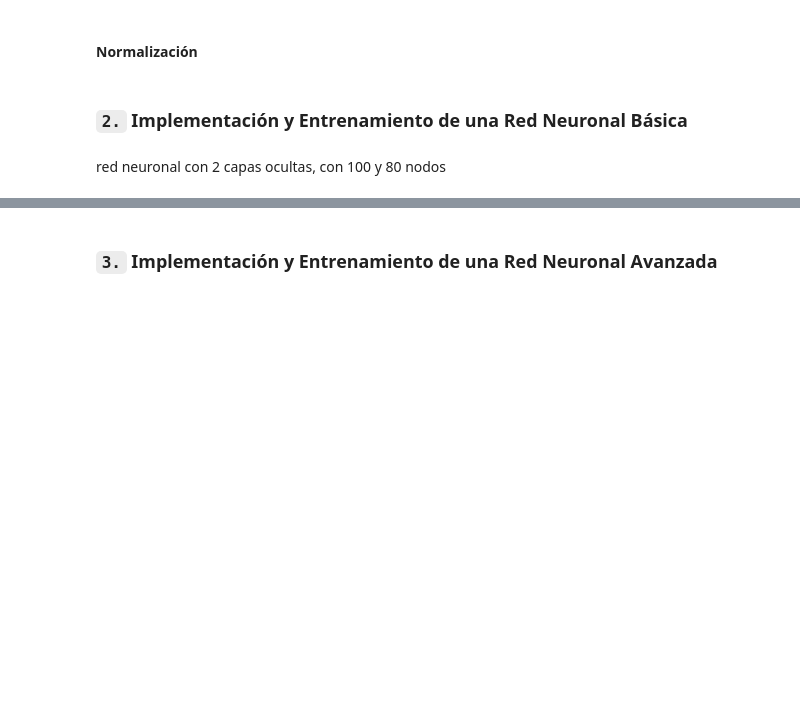
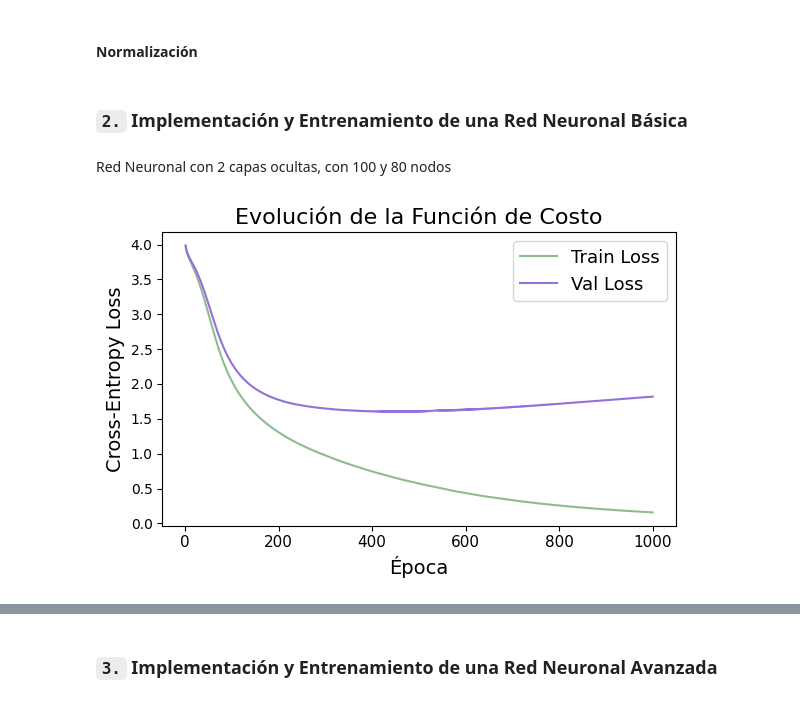
Before and after one commit to anatissera/Machine-Learning-Deep-Learning, a Jupyter notebook: Tissera_AnaPaula_TP3 - cupy/Tissera_AnaPaula_Notebook_TP3.ipynb, the cells around one changed output, grey strips where cells are left out. Saved outputs shown, nothing was run; the diff lists cells and outputs as text; code cells hidden in the pictures; blank space fills up the shorter version.

```diff
--- a/Tissera_AnaPaula_TP3 - cupy/Tissera_AnaPaula_Notebook_TP3.ipynb
+++ b/Tissera_AnaPaula_TP3 - cupy/Tissera_AnaPaula_Notebook_TP3.ipynb
@@ -126,7 +97,5 @@ cp.savez_compressed(os.path.join(out_dir, "val.npz"),   X=X_val,   y=y_val)
 cp.savez_compressed(os.path.join(out_dir, "test.npz"),  X=X_test,  y=y_test)
 # %% [markdown]
 ### `2.` **Implementación y Entrenamiento de una Red Neuronal Básica**
-# %% [markdown]
-red neuronal con 2 capas ocultas, con 100 y 80 nodos
 # %%
 from src.Neural_Network import NeuralNetwork
@@ -133,24 +103,27 @@ from src.Neural_Network import NeuralNetwork
+# %% [markdown]
+Red Neuronal con 2 capas ocultas, con 100 y 80 nodos
 # %%
-# Configuración y entrenamiento de la red
 input_size    = X_train.shape[1]
 hidden1, hidden2 = 100, 80
 n_classes     = int(cp.max(y_train)) + 1
 epochs        = 1000
 
 # One-hot encoding
 Y_train_oh = cp.eye(n_classes, dtype=cp.float32)[y_train]
 Y_val_oh   = cp.eye(n_classes, dtype=cp.float32)[y_val]
 
 M0 = NeuralNetwork(
     layer_sizes=[input_size, hidden1, hidden2, n_classes],
     learning_rate=0.1,
     seed=SEED
 )
 
-train_losses, val_losses = M0.train_bp(
+train_losses_M0, val_losses_M0 = M0.train_bp(
     X_train, Y_train_oh,
     X_val= X_val, Y_val=Y_val_oh,
     epochs=epochs,
     plot=True
 )
+# %% [output]
+[figure, added]
 # %%
```
Also changed, not shown: parts of 44 cells of this notebook, 14 other files.
